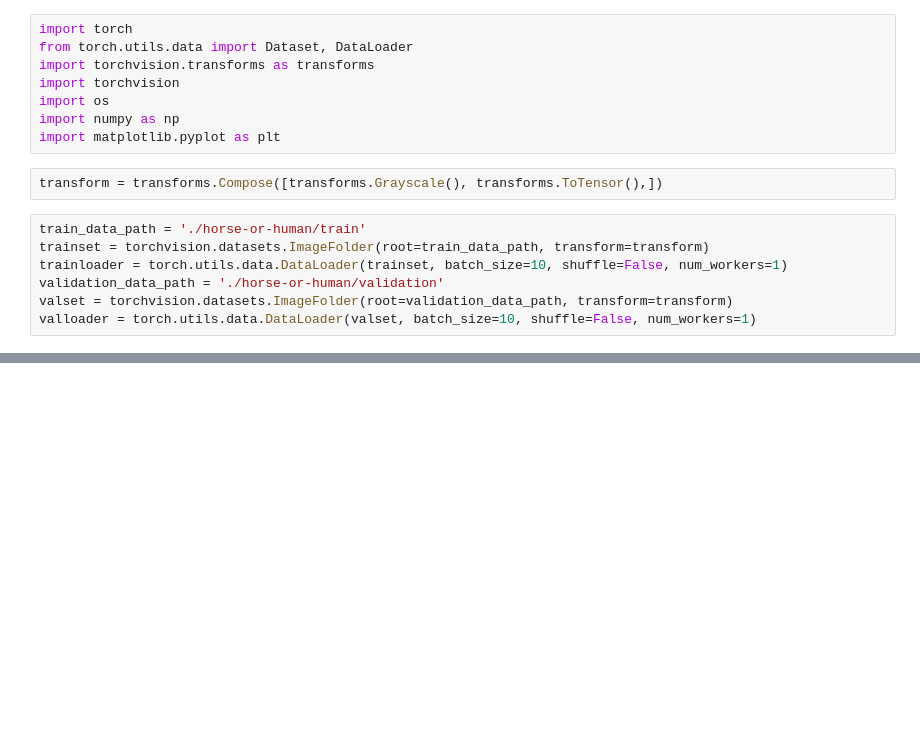
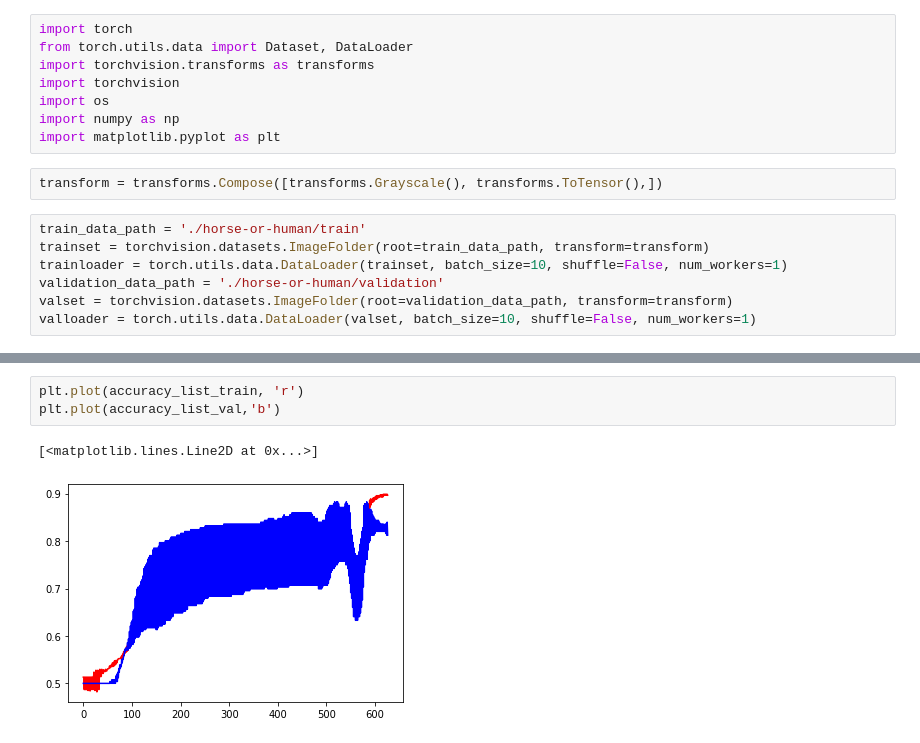
Before and after one commit to icdsw07/machineLearning, a Jupyter notebook: Assignment02.ipynb, the cells around one changed output, grey strips where cells are left out. Saved outputs shown, nothing was run; the diff lists cells and outputs as text; blank space fills up the shorter version.

```diff
--- a/Assignment02.ipynb
+++ b/Assignment02.ipynb
@@ -76,0 +152,6 @@ val_label = np.array(val_label)
+# %%
+plt.plot(accuracy_list_train, 'r')
+plt.plot(accuracy_list_val,'b')
+# %% [output]
+[<matplotlib.lines.Line2D at 0x...>]
+[figure, added]
```
Also changed, not shown: parts of 9 cells of this notebook.
